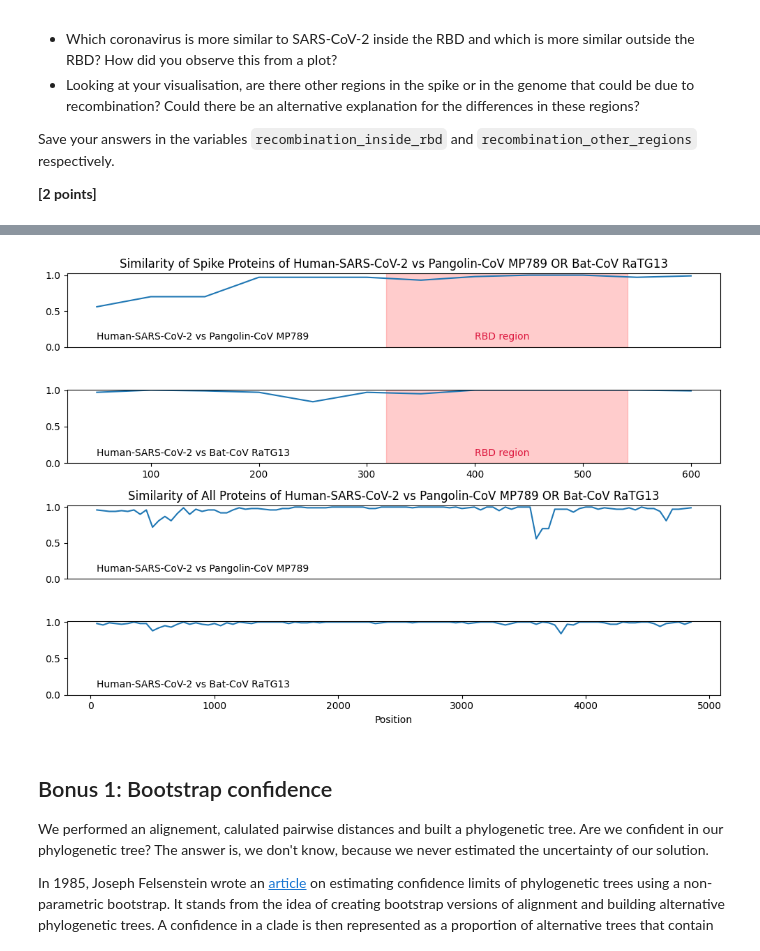
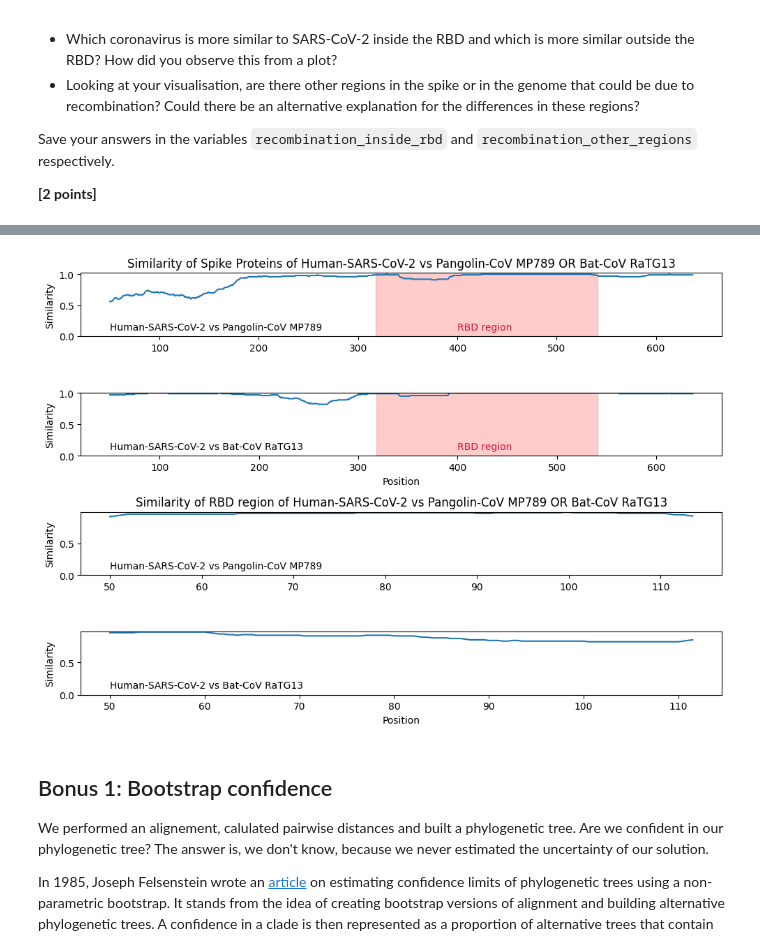
Before and after one commit to riva-man/assign_phylo, a Jupyter notebook: phylo_workbook.ipynb, the cells around one changed output, grey strips where cells are left out. Saved outputs shown, nothing was run; the diff lists cells and outputs as text; code cells hidden in the pictures.

Commit message:
Updating Problem 4
- Plotting the correct values
- Updating sliding window algorithm
- Improving style

```diff
--- a/phylo_workbook.ipynb
+++ b/phylo_workbook.ipynb
@@ -278,24 +278,30 @@ p_sars_2, pcov, p_score = gh.global_alignment(spike_proteins['Human-SARS-CoV-2']
 b_sars_2, batcov, b_score = gh.global_alignment(spike_proteins['Human-SARS-CoV-2'], spike_proteins['Bat-CoV RaTG13'], gh.blosum62_scoring_function)
 
 # Function that counts and gets percentage similarity for each window of sequences
-def similarity (seq1, seq2):
+def similarity (seq1, seq2, window):
     count = 0
-    for i in range(100):
+    for i in range(window):
         if seq1[i] == seq2[i]:
             count += 1
-    return count/100
+    return (count/window)
+
+# Function that uses a sliding window approach to calculate the x-position and percentage of similarity.
+# Appends the values to its specific list
+def get_similarity(window, aligned_sars, aligned_other):
+    similarities = []
+    positions = []
+
+    for i in range(0, len(aligned_sars) - window + 1):
+        similarities.append(similarity(aligned_sars[i:i + window], aligned_other[i:i + window], window))
+
+        # X-axis position is midpoint of region
+        positions.append((i + window)/2)
+
+    return (similarities, positions)
 
 # Calculating and storing similarity of each 100 window sequence
-window = 100
-pangolin_window = []
-bat_window = []
-positions = []
-for i in range(0, len(p_sars_2) - window + 1, window):
-    pangolin_window.append(similarity(p_sars_2[i:i + window], pcov[i:i + window]))
-    bat_window.append(similarity(b_sars_2[i:i + window], batcov[i:i + window]))
-
-    # X-axis position is midpoint of region
-    positions.append((i + window)/2)
+pangolin_window, pangolin_positions = get_similarity(100, p_sars_2, pcov)
+bat_window, bat_positions = get_similarity(100, b_sars_2, batcov)
 
 # Plotting spike protein similarities
 import matplotlib.pyplot as plt
@@ -303,66 +309,41 @@ fig, ax = plt.subplots(4, 1, figsize=(10, 7))
 fig.set_tight_layout(True)
 
 # Pangolin vs Human Sars 2
-ax[0].plot(positions, pangolin_window)
+ax[0].plot(pangolin_positions, pangolin_window)
 ax[0].axvspan(318, 541, color='red', alpha=0.2)
-ax[0].xaxis.set_visible(False)
 ax[0].set_title('Similarity of Spike Proteins of Human-SARS-CoV-2 vs Pangolin-CoV MP789 OR Bat-CoV RaTG13')
 ax[0].text(50, 0.1, 'Human-SARS-CoV-2 vs Pangolin-CoV MP789', fontsize=10, color='black')
 ax[0].set_ylim(bottom=0)
+ax[0].set_ylabel('Similarity')
 ax[0].text(400, 0.1, 'RBD region', fontsize=10, color='crimson')
 
 # bat CoV RatG13 vs Human Sars 2
-ax[1].plot(positions, bat_window)
+ax[1].plot(bat_positions, bat_window)
 ax[1].axvspan(318, 541, color='red', alpha=0.2)
 ax[1].text(50, 0.1, 'Human-SARS-CoV-2 vs Bat-CoV RaTG13', fontsize=10, color='black')
 ax[1].set_ylim(bottom=0)
+ax[1].set_xlabel('Position')
+ax[1].set_ylabel('Similarity')
 ax[1].text(400, 0.1, 'RBD region', fontsize=10, color='crimson')
 
-# Getting all CDS proteins for each sequence
-proteins = {}
-for virus in accession_codes:
-    handle = Entrez.efetch(db="nucleotide", id=accession_codes[virus], rettype="genbank", retmode="text")
-    record = SeqIO.read(handle, "genbank")
-    seen = []
-    for feature in record.features:
-        if feature.type == 'CDS':
-            name = feature.qualifiers["gene"][0]
-            # Accounting for CDS spanning multiple regions
-            if name in seen:
-                continue
-            else:
-                seen.append(name)
+# Aligning the RBD region itself
+p_sars_rbd, pcov_rbd, p_score = gh.global_alignment(spike_proteins['Human-SARS-CoV-2'][318:541], spike_proteins['Pangolin-CoV MP789'][318:541], gh.blosum62_scoring_function)
+b_sars_rbd, batcov_rbd, b_score = gh.global_alignment(spike_proteins['Human-SARS-CoV-2'][318:541], spike_proteins['Bat-CoV RaTG13'][318:541], gh.blosum62_scoring_function)
 
-            # Adding protein translation to dict
-            if virus in proteins:
-                proteins[virus] += feature.qualifiers["translation"][0]
-            else:
-                proteins[virus] = feature.qualifiers["translation"][0]
-
-# Global alignment with full protein sequences
-p_sars_full, pcov_full, p_score_full = gh.global_alignment(proteins['Human-SARS-CoV-2'], proteins['Pangolin-CoV MP789'], gh.blosum62_scoring_function)
-b_sars_full, batcov_full, b_score_full = gh.global_alignment(proteins['Human-SARS-CoV-2'], proteins['Bat-CoV RaTG13'], gh.blosum62_scoring_function)
-
-# Calculating and storing similarity of each 100 window sequence across the full alignment
-full_pangolin = []
-full_bat = []
-full_positions = []
-for i in range(0, len(p_sars_full) - window + 1, window):
-    full_pangolin.append(similarity(p_sars_full[i:i + window], pcov_full[i:i + window]))
-    full_bat.append(similarity(b_sars_full[i:i + window], batcov_full[i:i + window]))
-
-    # X-axis position is midpoint of region
-    full_positions.append((i + window)/2)
+# Calculating and storing similarity of each 100 window sequence across the RBD region
+pangolin_rbd, pang_rbd_position = get_similarity(100, p_sars_rbd, pcov_rbd)
+bat_rbd, bat_rbd_positions = get_similarity(100, b_sars_rbd, batcov_rbd)
 
 # Plotting total similarity for Human-SARS-CoV-2 vs Pangolin-CoV MP789
-ax[2].plot(full_positions, full_pangolin)
-ax[2].xaxis.set_visible(False)
-ax[2].set_title('Similarity of All Proteins of Human-SARS-CoV-2 vs Pangolin-CoV MP789 OR Bat-CoV RaTG13')
+ax[2].plot(pang_rbd_position, pangolin_rbd)
+ax[2].set_title('Similarity of RBD region of Human-SARS-CoV-2 vs Pangolin-CoV MP789 OR Bat-CoV RaTG13')
 ax[2].text(50, 0.1, 'Human-SARS-CoV-2 vs Pangolin-CoV MP789', fontsize=10, color='black')
+ax[2].set_ylabel('Similarity')
 ax[2].set_ylim(bottom=0)
 
 # Plotting total similarity for Human-SARS-CoV-2 vs Bat-CoV RaTG13
-ax[3].plot(full_positions, full_bat)
+ax[3].plot(bat_rbd_positions, bat_rbd)
+ax[3].set_ylabel('Similarity')
 ax[3].set_xlabel('Position')
 ax[3].text(50, 0.1, 'Human-SARS-CoV-2 vs Bat-CoV RaTG13', fontsize=10, color='black')
 ax[3].set_ylim(bottom=0)
@@ -371 +353 @@ plt.savefig('recombination.svg')
-[figure, old version]
+[figure, new version]
```
Also changed, not shown: parts of 3 cells of this notebook, 1 other file.
